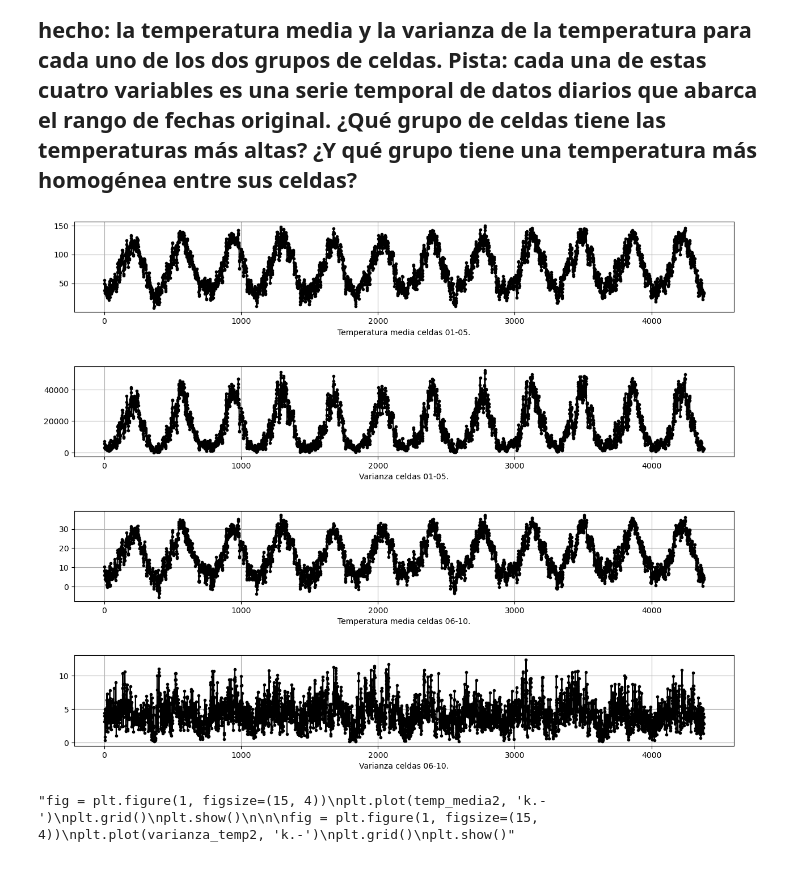
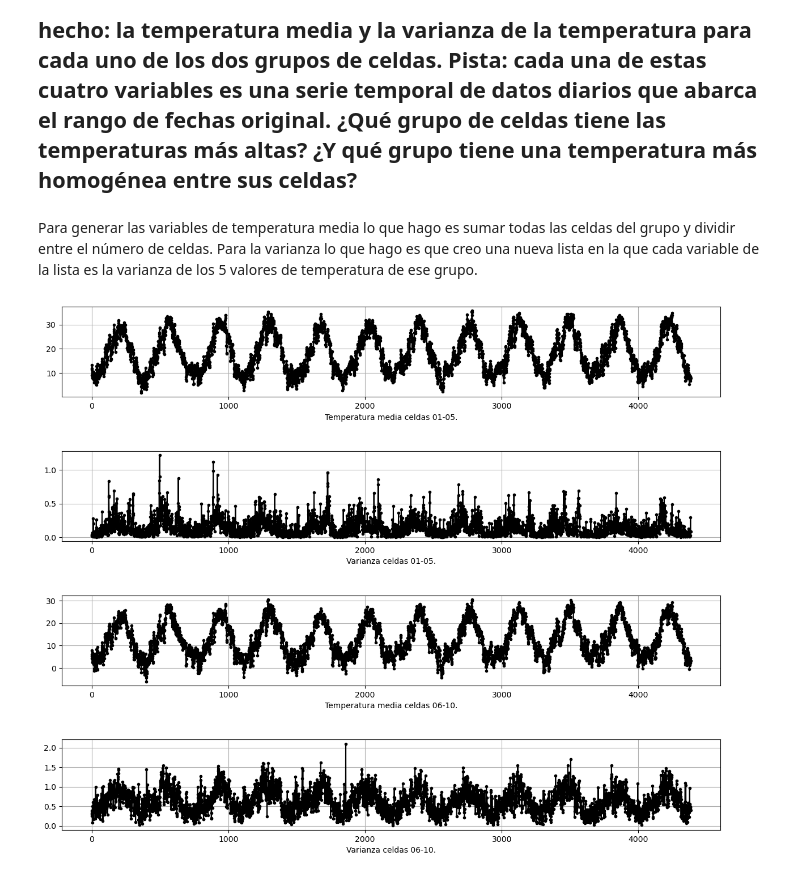
Before and after one commit to AlbertoRodvic/t1_estadistica_descriptiva, a Jupyter notebook: src/Apartado_4.ipynb, the cells around one changed output. Cells and saved outputs as stored; diff of their text form; code cells hidden in the pictures.

```diff
--- a/src/Apartado_4.ipynb
+++ b/src/Apartado_4.ipynb
@@ -64,6 +46,9 @@ TEMP_CELDA10       0.99923       1.00000
 Podemos ver claramente como hay dos zonas distintas, una en rojo y la otra en blanco y azul. La primera zona está compuesta por las celdas 01-05, y la segunda compuesta por las celdas 06-10. Como ya habíamos empezado a indicar en apartados anteriores, seguramente esto se deba a que los datos elegidos sean de grupos de celdas de dos lugares geográficos diferentes.
 # %% [markdown]
 ## 4.2. Calcula las siguientes cuatro variables y explica cómo lo has hecho: la temperatura media y la varianza de la temperatura para cada uno de los dos grupos de celdas. Pista: cada una de estas cuatro variables es una serie temporal de datos diarios que abarca el rango de fechas original. ¿Qué grupo de celdas tiene las temperaturas más altas? ¿Y qué grupo tiene una temperatura más homogénea entre sus celdas?
+# %% [markdown]
+Para generar las variables de temperatura media lo que hago es sumar todas las celdas del grupo y dividir entre el número de celdas.
+Para la varianza lo que hago es que creo una nueva lista en la que cada variable de la lista es la varianza de los 5 valores de temperatura de ese grupo.
 # %%
 temp_media1 = df_orig_temp["TEMP_CELDA01"].copy()
 for i in range(2, 6):
@@ -75,35 +60,34 @@ for i in range(len(df_orig_temp["TEMP_CELDA01"])):
     x = []
     for j in range(1, 6):
         x.append(df_orig_temp[f"TEMP_CELDA0{j}"].iloc[i])
     varianza_temp1.append(np.var(x))
 
 
 
 temp_media2 = df_orig_temp["TEMP_CELDA10"].copy()
-for i in range(5, 10):
+for i in range(6, 10):
     temp_media2 += df_orig_temp[f"TEMP_CELDA0{i}"]
 temp_media2 = temp_media2 / 5
 
 varianza_temp2 = []
-for i in range(len(df_orig_temp["TEMP_CELDA05"])):
+for i in range(len(df_orig_temp["TEMP_CELDA06"])):
     x = []
-    for j in range(5, 10):
+    for j in range(6, 10):
         x.append(df_orig_temp[f"TEMP_CELDA0{j}"].iloc[i])
     x.append(df_orig_temp[f"TEMP_CELDA10"].iloc[i])
     varianza_temp2.append(np.var(x))
 
 
 fig, axs = plt.subplots(4, 1, figsize=(15, 12))
 fig.subplots_adjust(hspace=0.6)
 
 plots = [temp_media1, varianza_temp1, temp_media2, varianza_temp2]
 names = ["Temperatura media celdas 01-05.", "Varianza celdas 01-05.", "Temperatura media celdas 06-10.", "Varianza celdas 06-10."]
 
 for i in range(4):
     axs[i].plot(plots[i], 'k.-')
     axs[i].set_xlabel(names[i])
     axs[i].grid()
 plt.show()
 # %% [output]
-[figure, old version]
+[figure, new version]
-"fig = plt.figure(1, figsize=(15, 4))\nplt.plot(temp_media2, 'k.-')\nplt.grid()\nplt.show()\n\n\nfig = plt.figure(1, figsize=(15, 4))\nplt.plot(varianza_temp2, 'k.-')\nplt.grid()\nplt.show()"
```
Also changed, not shown: parts of 6 cells of this notebook, 1 other file.
